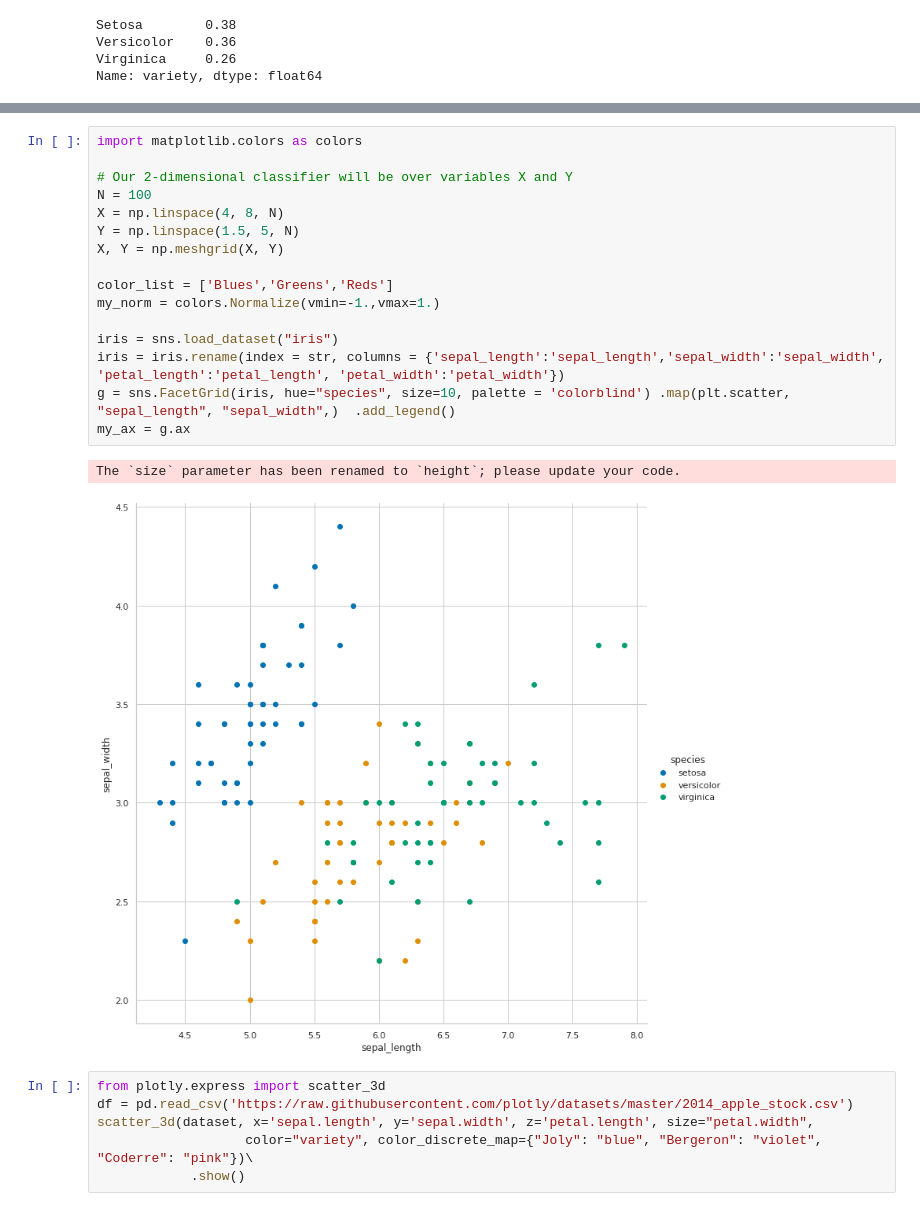
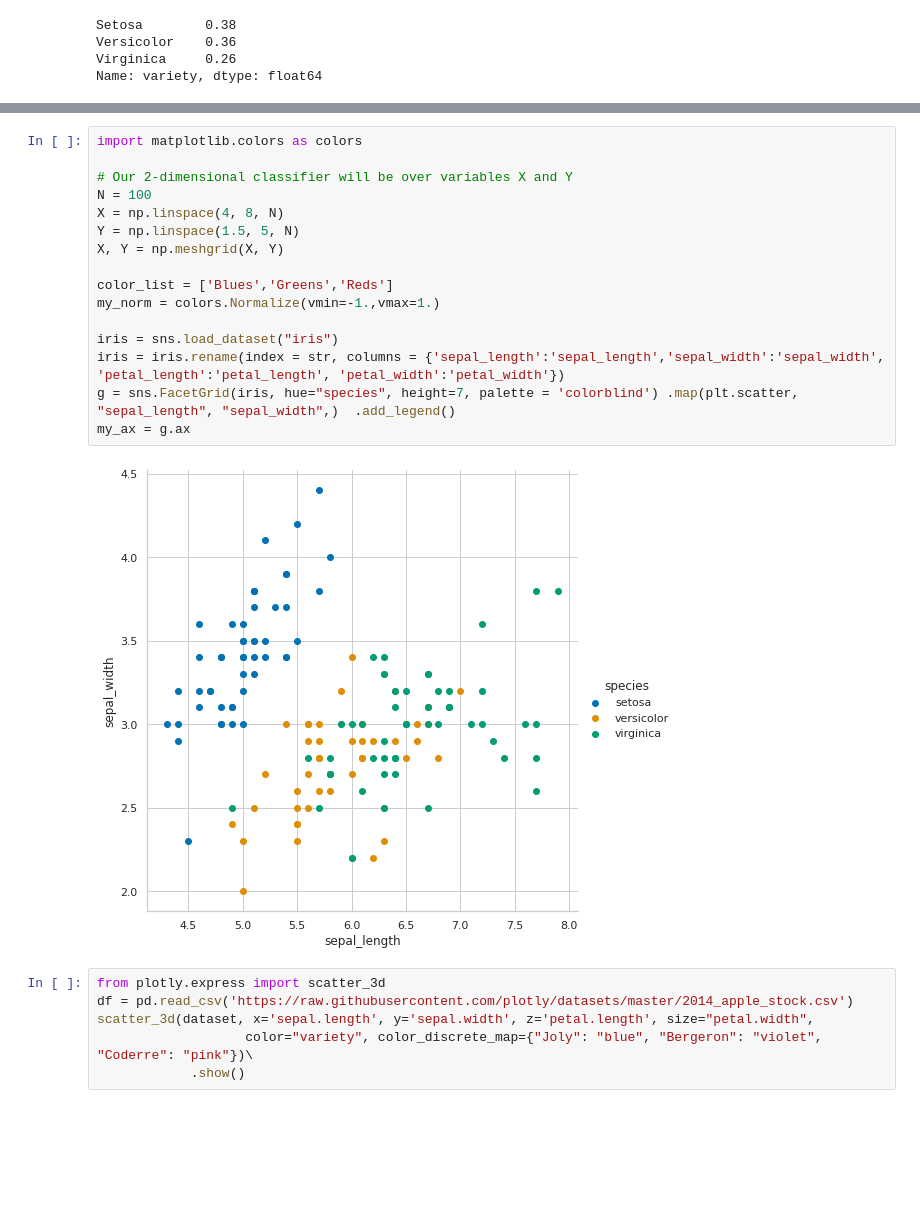
Before and after one commit to karentp/NaiveBayesExample, a Jupyter notebook: NaiveBayesEjemplo.ipynb, the cells around one changed output, grey strips where cells are left out. Saved outputs shown, nothing was run; the diff lists cells and outputs as text; blank space fills up the shorter version.

```diff
--- a/NaiveBayesEjemplo.ipynb
+++ b/NaiveBayesEjemplo.ipynb
@@ -312,22 +291,21 @@ predictions
 # %%
 import matplotlib.colors as colors
 
 # Our 2-dimensional classifier will be over variables X and Y
 N = 100
 X = np.linspace(4, 8, N)
 Y = np.linspace(1.5, 5, N)
 X, Y = np.meshgrid(X, Y)
 
 color_list = ['Blues','Greens','Reds']
 my_norm = colors.Normalize(vmin=-1.,vmax=1.)
 
 iris = sns.load_dataset("iris")
 iris = iris.rename(index = str, columns = {'sepal_length':'sepal_length','sepal_width':'sepal_width', 'petal_length':'petal_length', 'petal_width':'petal_width'})
-g = sns.FacetGrid(iris, hue="species", size=10, palette = 'colorblind') .map(plt.scatter, "sepal_length", "sepal_width",)  .add_legend()
+g = sns.FacetGrid(iris, hue="species", height=7, palette = 'colorblind') .map(plt.scatter, "sepal_length", "sepal_width",)  .add_legend()
 my_ax = g.ax
 # %% [output]
-The `size` parameter has been renamed to `height`; please update your code.
-[figure, old version]
+[figure, new version]
 # %%
 from plotly.express import scatter_3d
 df = pd.read_csv('https://raw.githubusercontent.com/plotly/datasets/master/2014_apple_stock.csv')
```
Also changed, not shown: parts of 10 cells of this notebook.
